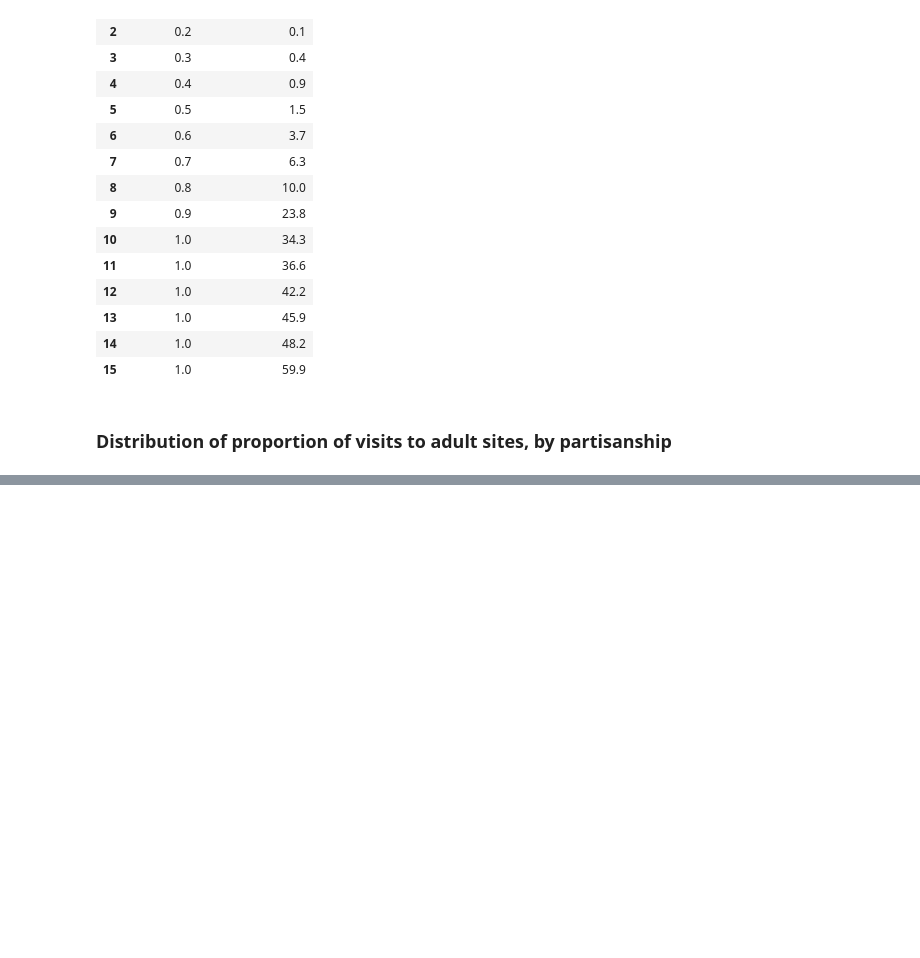
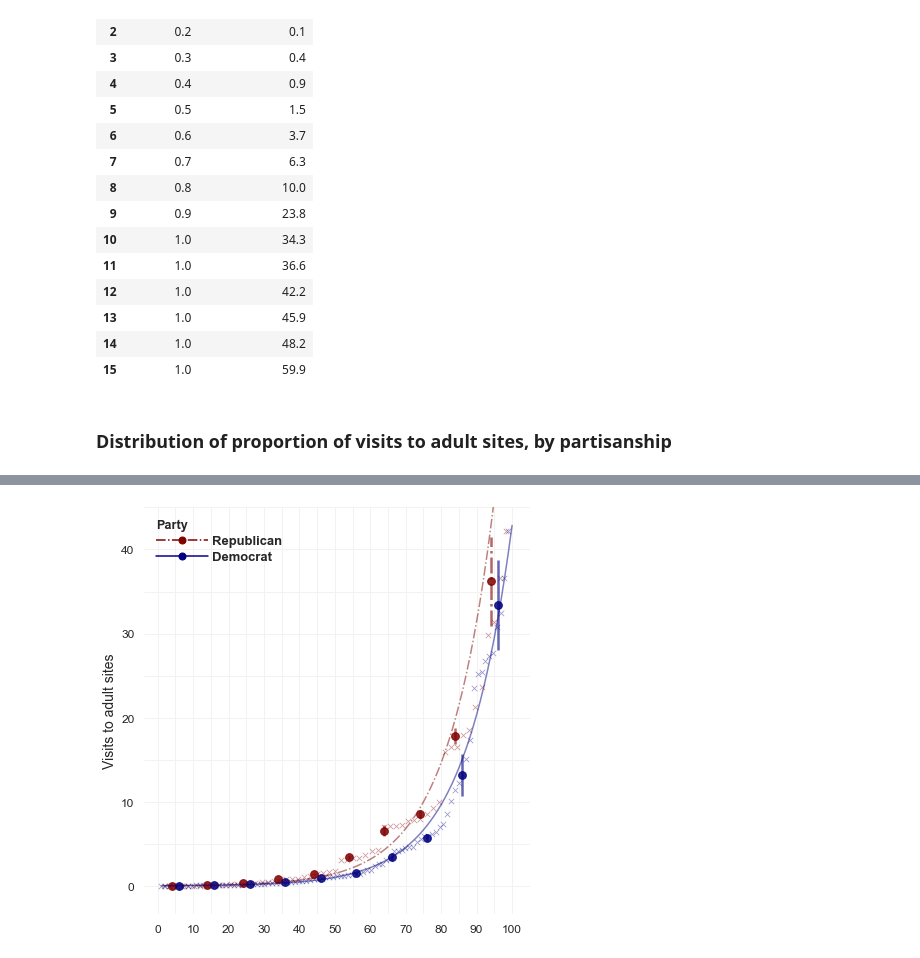
Before and after one commit to soodoku/adult, a Jupyter notebook: scripts/visits_to_adultsites.ipynb, the cells around one changed output, grey strips where cells are left out. Saved outputs shown, nothing was run; the diff lists cells and outputs as text; code cells hidden in the pictures; blank space fills up the shorter version.

```diff
--- a/scripts/visits_to_adultsites.ipynb
+++ b/scripts/visits_to_adultsites.ipynb
@@ -313,9 +198,12 @@ df_visits.head(3)
 # (fold cell) Standard Options
 palette = {"R": "Maroon", "D": "Navy"}
 errorlinestyle = {"R": "-.", "D": "-"}
+
+running_var = f"quantiles_{outcome_var}"
+
 scatter_opts = {
-    "x":"quantiles_adult_visits",
-    "y":"visits_adult",
+    "x": running_var,
+    "y": outcome_var,
     "marker":"x",
     "s":30,
     "linewidths":.8,
@@ -323,7 +211,7 @@ scatter_opts = {
 }
 
 errorbar_opts = {
-    "x":"decile_visits_adult",
+    "x":f"decile_{outcome_var}",
     "y":"mean",
     "yerr":"std",
     "elinewidth":2.5,
@@ -332,7 +220,7 @@ errorbar_opts = {
     "zorder":1,
 }
 scatter_decile_opts = {
-    "x":"decile_visits_adult",
+    "x":f"decile_{outcome_var}",
     "y":"mean",
     "marker":"o",
     "s":60,
@@ -765,0 +553,78 @@ tab_perc
+# %%
+# (fold cell) Plot splits by party
+scale = .7
+fig, ax = plt.subplots(figsize=(9*scale, 9*scale))
+
+# Scatterpoints for individuals
+for party in ["R", "D"]:
+    plt.scatter(
+        data=df_visits.query(f"party=='{party}'"),
+        color=palette[party],
+        **scatter_opts
+    )
+# Error bars
+for party in ["R", "D"]:
+    eb = plt.errorbar(
+        data=df_decile_agg.query(f"party=='{party}'"),
+        color=palette[party],
+        **errorbar_opts,
+    )
+    if party == "R":
+        eb[-1][0].set_linestyle(errorlinestyle["R"])
+
+# Scatter for the 2 parties x 10 deciles
+for party in ["R", "D"]:
+    plt.scatter(
+        data=df_decile_agg.query(f"party=='{party}'"),
+        color=palette[party],
+        **scatter_decile_opts
+    )
+
+# Connect deciles
+for party in ["R", "D"]:
+    y = df_visits.query(f"party=='{party}'")[outcome_var]
+    x = df_visits.query(f"party=='{party}'")[running_var]
+    x_fitted, y_fitted = fit_exp(x,y)
+    plt.plot(x_fitted, y_fitted, color=palette[party], linestyle=errorlinestyle[party], **line_opts)
+
+# Figure settings
+ax.set_xticks(range(0,110,10))
+ax.set_xlabel("")
+ax.set_ylabel("Visits to adult sites", size=14)
+ax.tick_params(axis='both', which='major', labelsize=12)
+ax.set_ylim(ax.get_ylim()[0], 45)
+
+# Grids
+ax.xaxis.grid(True)
+ax.get_xaxis().set_minor_locator(ticker.AutoMinorLocator(2))
+ax.get_yaxis().set_minor_locator(ticker.AutoMinorLocator(2))
+ax.xaxis.grid(True, which="both", color=".95")
+ax.yaxis.grid(True, which="both", color=".95")
+
+# Custom Legend
+rep_hand = mlines.Line2D([], [],
+                         color='maroon', marker='o', ls="-.",
+                         markersize=7, label='Republican'
+                        )
+dem_hand = mlines.Line2D([], [],
+                         color='navy', marker='o', ls="-",
+                         markersize=7, label='Democrat',
+                        )
+custom_legend = plt.legend(
+    handles=[rep_hand, dem_hand],
+    handlelength=4,
+    handletextpad=.3,
+    labelspacing=.3,
+    title="Party",
+    frameon=False,
+    prop={'weight':'bold', "size":13},
+#     title_fontproperties={'weight':'bold', 'size':14},
+)
+custom_legend._legend_box.align = "left"
+custom_legend.get_title().set_weight("bold")
+
+sns.despine(left=True,bottom=True)
+plt.tight_layout()
+save_mpl_fig(os.path.join(FIGSAVEDIR, "distribution_proportion_adultsites_visits_by_party"))
+# %% [output]
+[figure, added]
```
Also changed, not shown: parts of 20 cells of this notebook, 8 other files.
